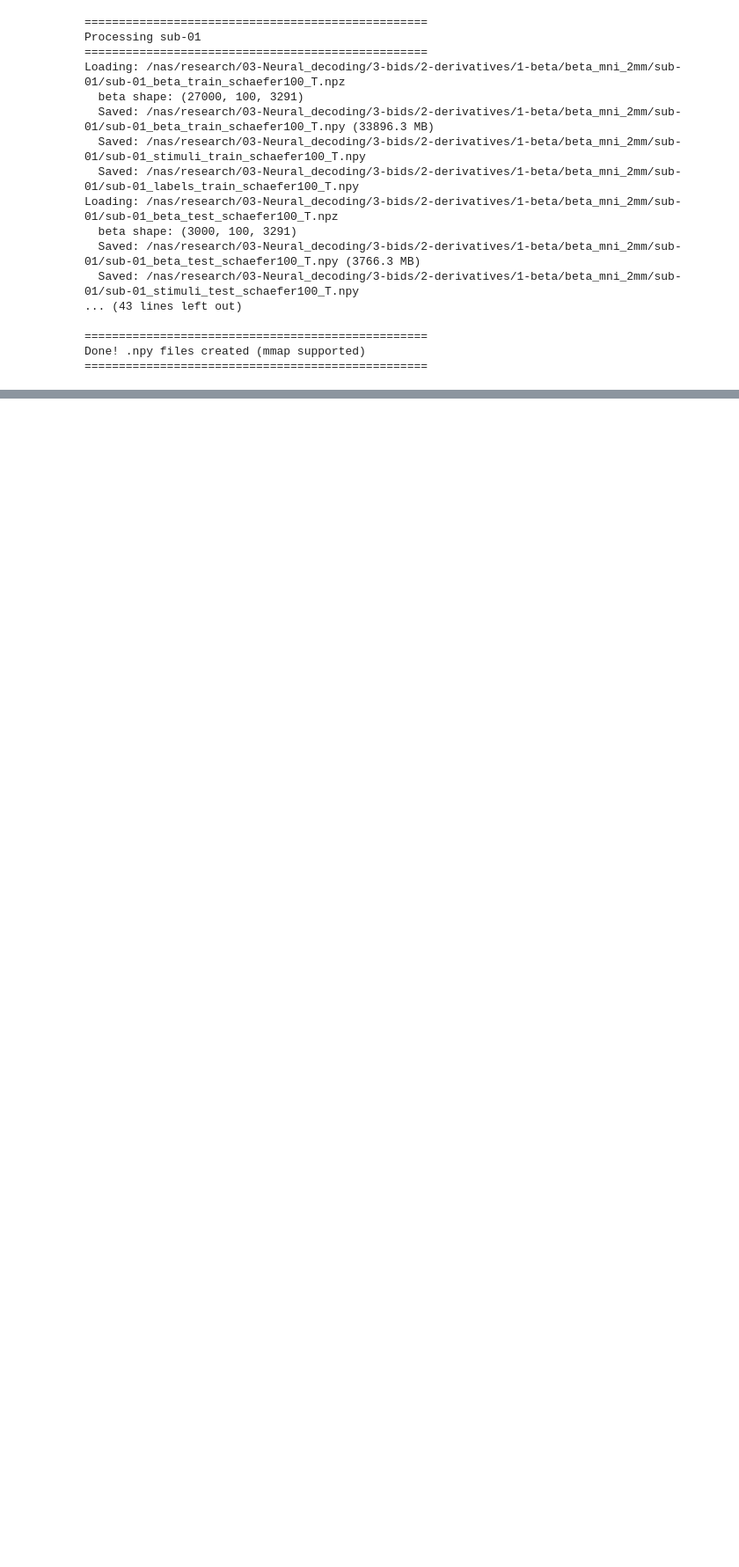
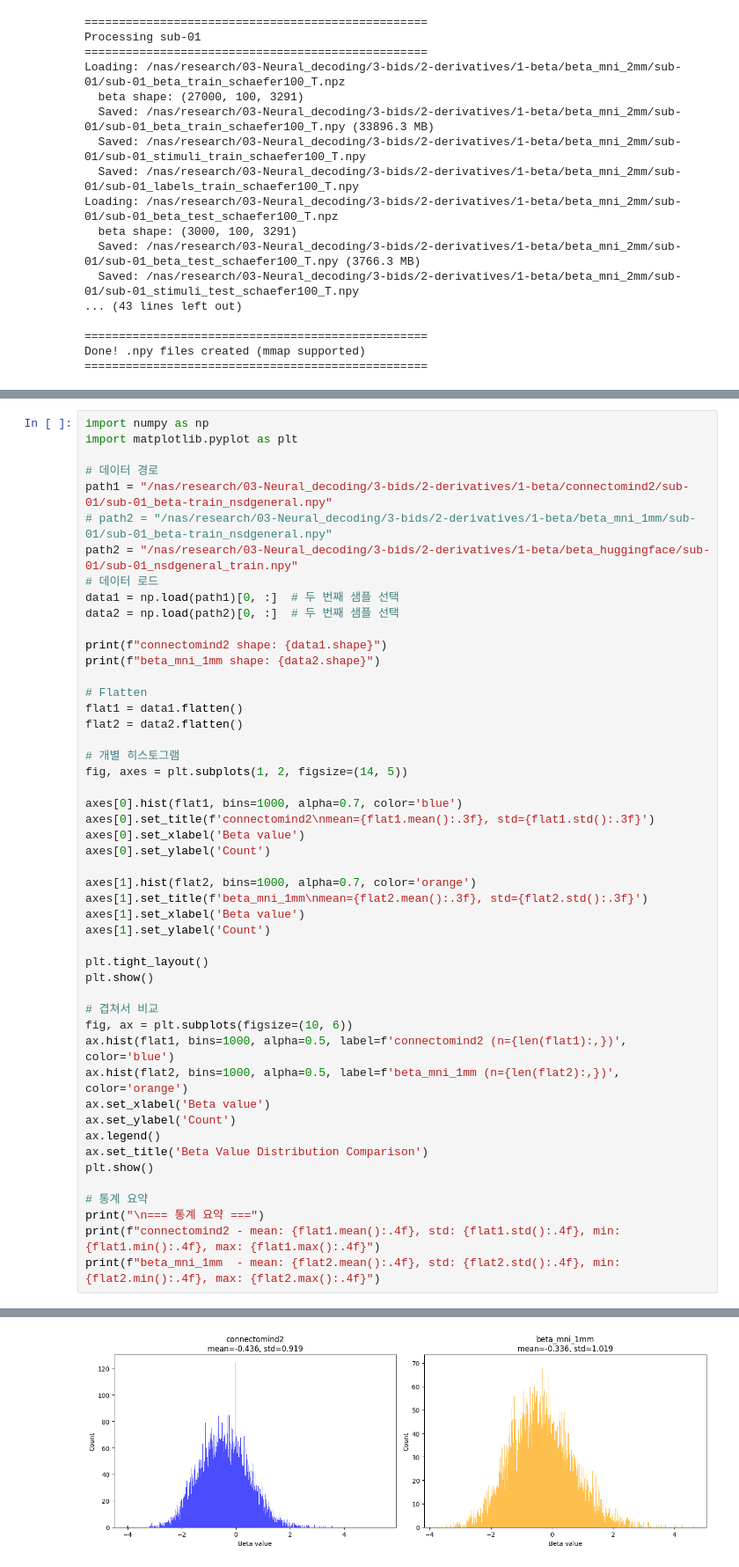
Before and after one commit to gunwoof/neural_decoding, a Jupyter notebook: 5-mindeye_code/neural_decoding/test.ipynb, the cells around one changed output, grey strips where cells are left out. Shown at 88% size. Drawn from its saved outputs; the diff is of its cells as text; blank space fills up the shorter version.

```diff
--- a/5-mindeye_code/neural_decoding/test.ipynb
+++ b/5-mindeye_code/neural_decoding/test.ipynb
@@ -740,0 +970,50 @@ Voxel 개수 정보:
+# %%
+import numpy as np
+import matplotlib.pyplot as plt
+
+# 데이터 경로
+path1 = "/nas/research/03-Neural_decoding/3-bids/2-derivatives/1-beta/connectomind2/sub-01/sub-01_beta-train_nsdgeneral.npy"
+# path2 = "/nas/research/03-Neural_decoding/3-bids/2-derivatives/1-beta/beta_mni_1mm/sub-01/sub-01_beta-train_nsdgeneral.npy"
+path2 = "/nas/research/03-Neural_decoding/3-bids/2-derivatives/1-beta/beta_huggingface/sub-01/sub-01_nsdgeneral_train.npy"
+# 데이터 로드
+data1 = np.load(path1)[0, :]  # 두 번째 샘플 선택
+data2 = np.load(path2)[0, :]  # 두 번째 샘플 선택
+
+print(f"connectomind2 shape: {data1.shape}")
+print(f"beta_mni_1mm shape: {data2.shape}")
+
+# Flatten
+flat1 = data1.flatten()
+flat2 = data2.flatten()
+
+# 개별 히스토그램
+fig, axes = plt.subplots(1, 2, figsize=(14, 5))
+
+axes[0].hist(flat1, bins=1000, alpha=0.7, color='blue')
+axes[0].set_title(f'connectomind2\nmean={flat1.mean():.3f}, std={flat1.std():.3f}')
+axes[0].set_xlabel('Beta value')
+axes[0].set_ylabel('Count')
+
+axes[1].hist(flat2, bins=1000, alpha=0.7, color='orange')
+axes[1].set_title(f'beta_mni_1mm\nmean={flat2.mean():.3f}, std={flat2.std():.3f}')
+axes[1].set_xlabel('Beta value')
+axes[1].set_ylabel('Count')
+
+plt.tight_layout()
+plt.show()
+
+# 겹쳐서 비교
+fig, ax = plt.subplots(figsize=(10, 6))
+ax.hist(flat1, bins=1000, alpha=0.5, label=f'connectomind2 (n={len(flat1):,})', color='blue')
+ax.hist(flat2, bins=1000, alpha=0.5, label=f'beta_mni_1mm (n={len(flat2):,})', color='orange')
+ax.set_xlabel('Beta value')
+ax.set_ylabel('Count')
+ax.legend()
+ax.set_title('Beta Value Distribution Comparison')
+plt.show()
+
+# 통계 요약
+print("\n=== 통계 요약 ===")
+print(f"connectomind2 - mean: {flat1.mean():.4f}, std: {flat1.std():.4f}, min: {flat1.min():.4f}, max: {flat1.max():.4f}")
+print(f"beta_mni_1mm  - mean: {flat2.mean():.4f}, std: {flat2.std():.4f}, min: {flat2.min():.4f}, max: {flat2.max():.4f}")
+# %% [output]
@@ -740,0 +1022 @@ Voxel 개수 정보:
+[figure, added]
```
Also changed, not shown: parts of 6 cells of this notebook, 40 other files.
